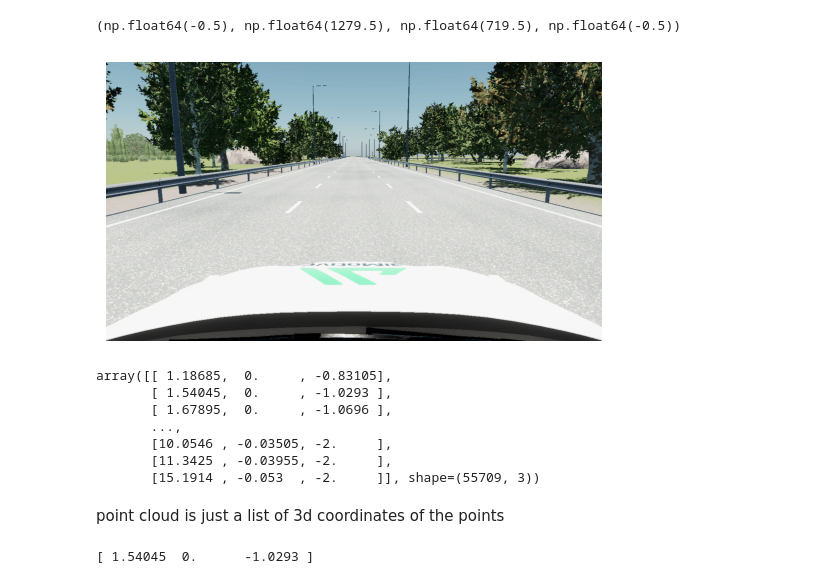
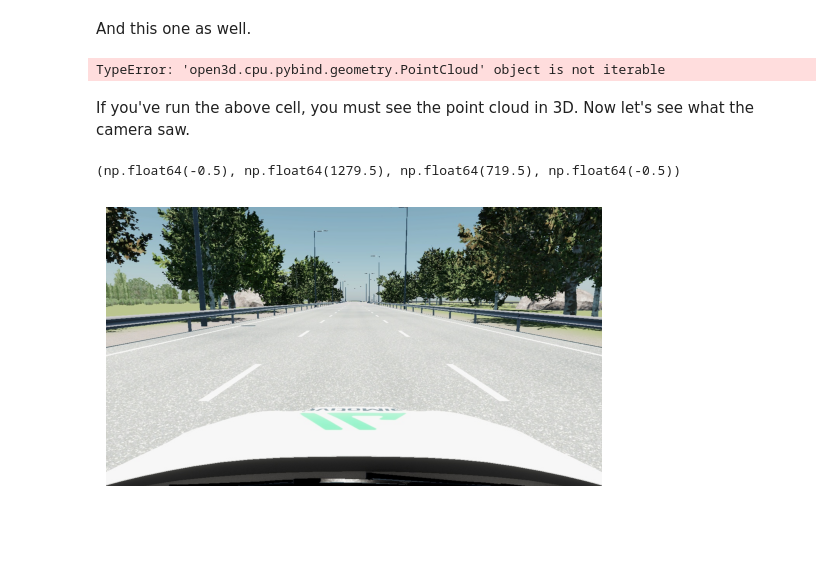
Before and after one commit to MendeBadra/aisim2nerfstudio, a Jupyter notebook: notebooks/visualize_pointcloud.ipynb, the cells around one changed output. Saved outputs shown, nothing was run; the diff lists cells and outputs as text; code cells hidden in the pictures; blank space fills up the shorter version.

```diff
--- a/notebooks/visualize_pointcloud.ipynb
+++ b/notebooks/visualize_pointcloud.ipynb
@@ -11,32 +13,28 @@ points = np.vstack((las.x, las.y, las.z)).T
 pcd = o3d.geometry.PointCloud()
 
 pcd.points = o3d.utility.Vector3dVector(points)
+# %% [markdown]
+And this one as well.
+# %%
+for pt in pcd:
+    None
+# %% [output]
+TypeError: 'open3d.cpu.pybind.geometry.PointCloud' object is not iterable
 # %%
 mesh_frame = o3d.geometry.TriangleMesh.create_coordinate_frame(
     size=1.0, origin=[0, 0, 0])
 
 o3d.visualization.draw_geometries([pcd, mesh_frame])
+# %% [markdown]
+If you've run the above cell, you must see the point cloud in 3D. Now let's see what the camera saw.
 # %%
 from PIL import Image
 import matplotlib.pyplot as plt
-im = Image.open("../frame_with_depth/pinhole_00002.tga")
+im = Image.open("../frame_with_depth/sample_jpgs/pinhole_00000.jpg")
 img = np.array(im)
 h, w, _ = img.shape
 plt.imshow(img)
 plt.axis('off')
 # %% [output]
 (np.float64(-0.5), np.float64(1279.5), np.float64(719.5), np.float64(-0.5))
-[figure, old version]
+[figure, new version]
-# %%
-# maybe we need to transform the coordinates of the pointcloud to ego (body) space.
-points
-# %% [output]
-array([[ 1.18685,  0.     , -0.83105],
-       [ 1.54045,  0.     , -1.0293 ],
-       [ 1.67895,  0.     , -1.0696 ],
-       ...,
-       [10.0546 , -0.03505, -2.     ],
-       [11.3425 , -0.03955, -2.     ],
-       [15.1914 , -0.053  , -2.     ]], shape=(55709, 3))
-# %% [markdown]
-point cloud is just a list of 3d coordinates of the points
@@ -113,6 +40,0 @@ def calculate_pom_deg(position, yaw_deg, pitch_deg, roll_deg):
-# %%
-first_point = points[1]
-print(first_point)
-# What is the color of this point?
-# %% [output]
-[ 1.54045  0.      -1.0293 ]
```
Also changed, not shown: parts of 11 cells of this notebook, 17 other files.
